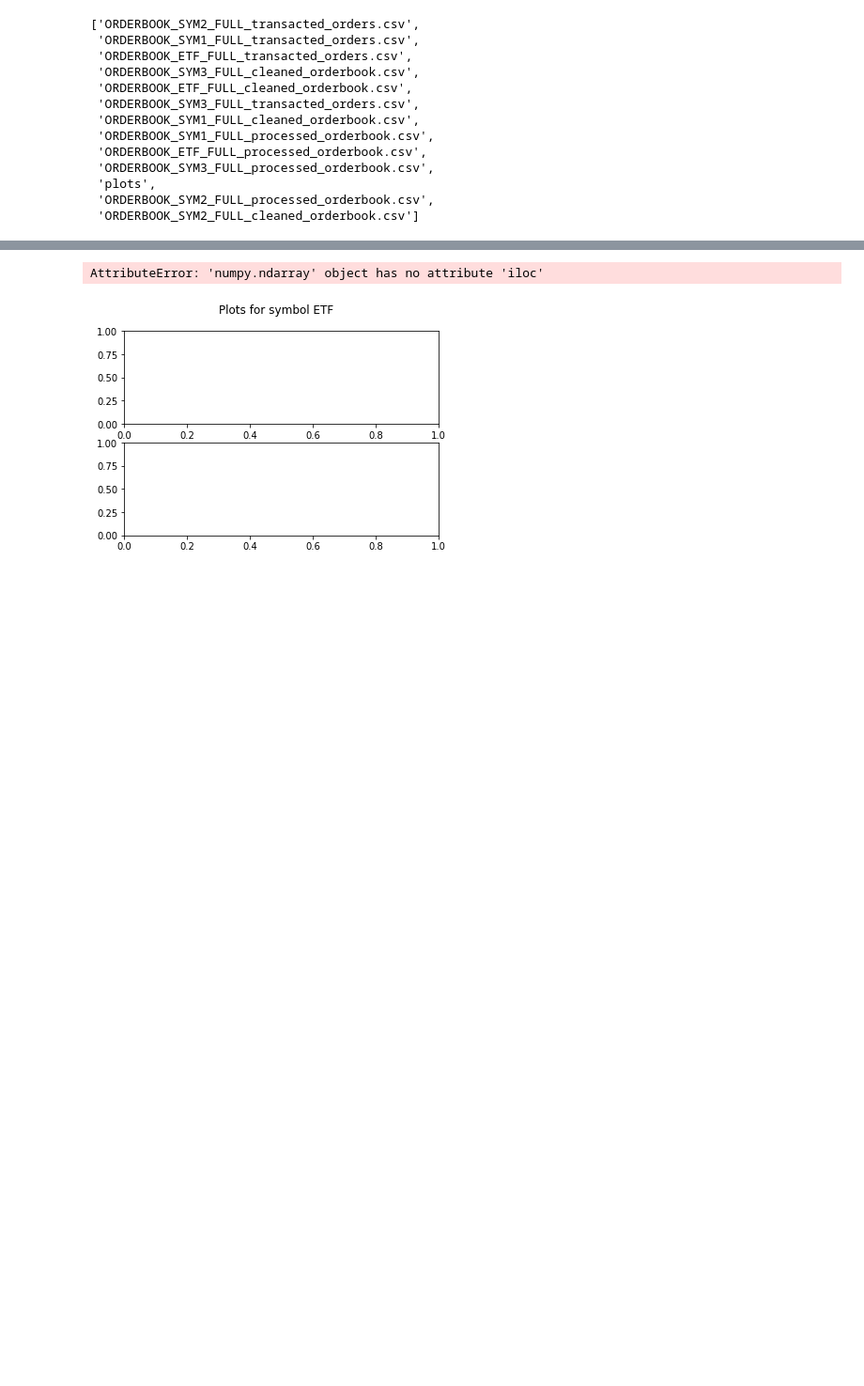
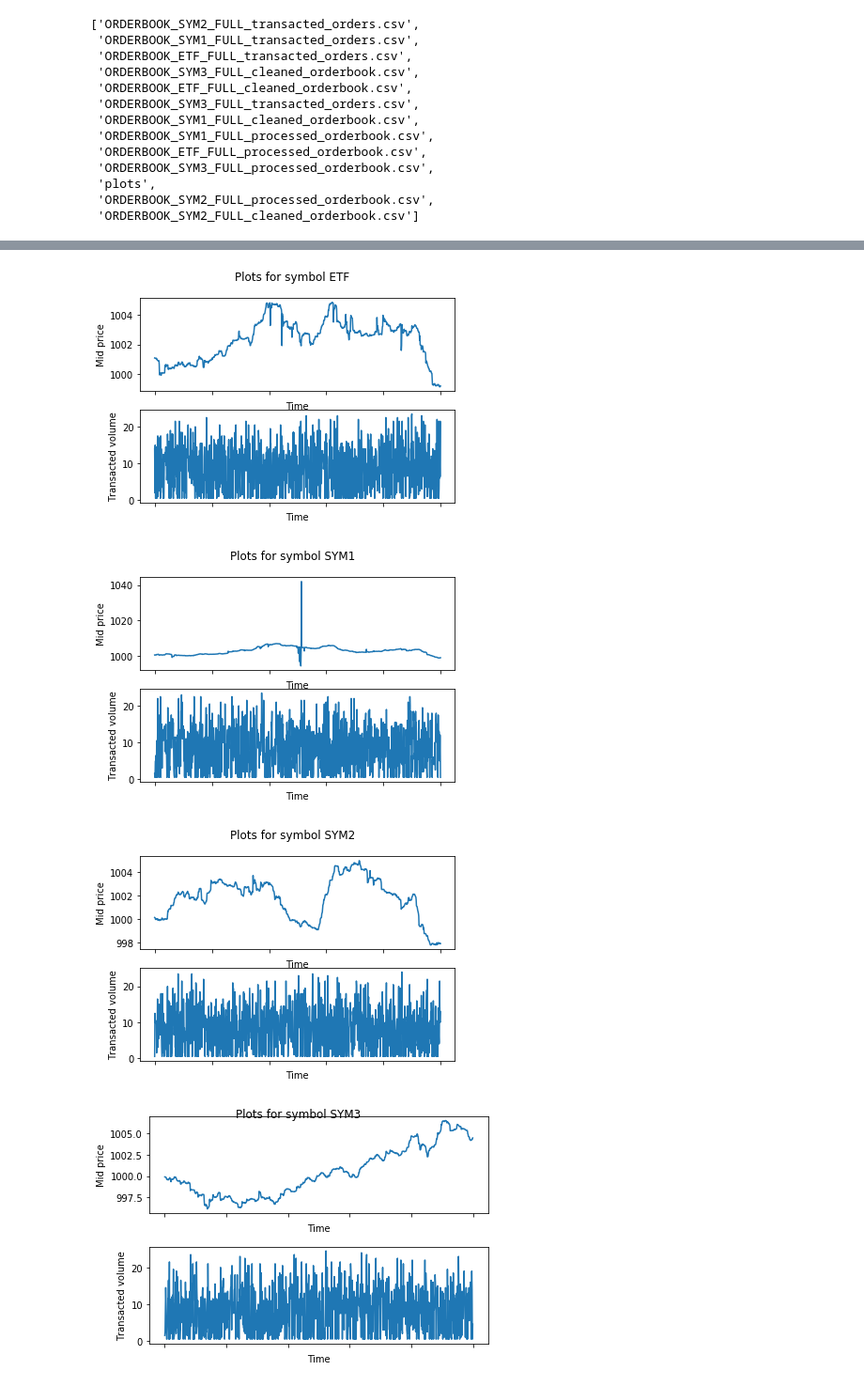
Before and after one commit to rom42pla/ai4t_project, a Jupyter notebook: notebook.ipynb, the cells around one changed output, grey strips where cells are left out. Shown at 94% size. Cells and saved outputs as stored; diff of their text form; code cells hidden in the pictures; blank space fills up the shorter version.

```diff
--- a/notebook.ipynb
+++ b/notebook.ipynb
@@ -27,13 +29,13 @@ pprint(listdir(sample_simulation_path))
  'ORDERBOOK_SYM2_FULL_processed_orderbook.csv',
  'ORDERBOOK_SYM2_FULL_cleaned_orderbook.csv']
 # %%
-import matplotlib.pyplot as plt
-
+symbols_names = ["ETF", "SYM1", "SYM2", "SYM3"]
+rows_to_drop = 5000
 mid_prices, transacted_volumes = {}, {}
-for symbol_name in ["ETF", "SYM1", "SYM2", "SYM3"]:
+for symbol_name in symbols_names:
     orderbook, orderbook_transacted = pd.read_csv(join(sample_simulation_path, f"ORDERBOOK_{symbol_name}_FULL_processed_orderbook.csv")).rename(columns={'index': 'time'}), \
                                       pd.read_csv(join(sample_simulation_path, f"ORDERBOOK_{symbol_name}_FULL_transacted_orders.csv")).rename(columns={'index': 'time'})
-    mid_prices[symbol_name], transacted_volumes[symbol_name] = orderbook["MID_PRICE"].values[500:], \
-                                                               orderbook_transacted["SIZE"].values[1000:]
+    mid_prices[symbol_name], transacted_volumes[symbol_name] = orderbook["MID_PRICE"].values[rows_to_drop:], \
+                                                               orderbook_transacted["SIZE"].values[rows_to_drop:]
 print(mid_prices)
 # %% [output]
@@ -41,20 +43,22 @@ print(mid_prices)
 # %%
-sample_indexes = np.linspace(start=0, stop=mid_prices["ETF"].shape[0], num=1000,
+sample_indexes = np.linspace(start=0, stop=mid_prices["ETF"].shape[0] - rows_to_drop, num=1000,
                              endpoint=False, dtype=np.int)
-sample_indexes_transacted = np.linspace(start=0, stop=transacted_volumes["ETF"].shape[0], num=1000,
+sample_indexes_transacted = np.linspace(start=0, stop=transacted_volumes["ETF"].shape[0] - rows_to_drop, num=1000,
                              endpoint=False, dtype=np.int)
 
-for symbol_name in ["ETF", "SYM1", "SYM2", "SYM3"]:
+for symbol_name in symbols_names:
     fig, ax = plt.subplots(2)
     fig.suptitle(f'Plots for symbol {symbol_name}')
-    mid_price_ax = sns.lineplot(data=mid_prices[symbol_name].iloc[sample_indexes],
+    mid_price_ax = sns.lineplot(data=mid_prices[symbol_name][sample_indexes],
                                 ax=ax[0])
     mid_price_ax.set(xticklabels=[], xlabel="Time", ylabel="Mid price")
 
-    size_ax = sns.lineplot(data=transacted_volumes[symbol_name].iloc[sample_indexes_transacted],
+    size_ax = sns.lineplot(data=transacted_volumes[symbol_name][sample_indexes_transacted],
                              ax=ax[1])
     size_ax.set(xticklabels=[], xlabel="Time", ylabel="Transacted volume")
 plt.tight_layout()
 # %% [output]
-AttributeError: 'numpy.ndarray' object has no attribute 'iloc'
-[figure, old version]
+[figure, new version]
+[figure, added]
+[figure, added]
+[figure, added]
```
Also changed, not shown: parts of 4 cells of this notebook.
